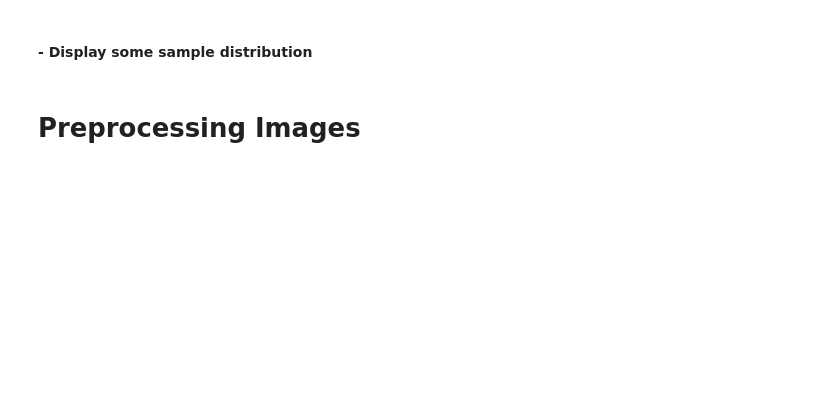
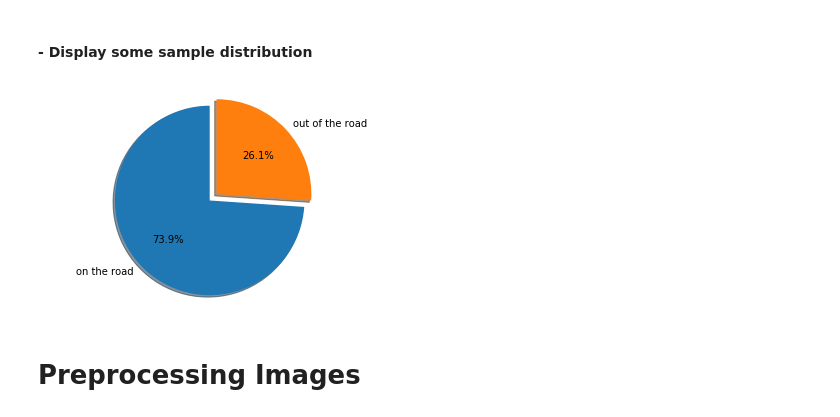
Before and after one commit to publicissapient-france/xebikart-car, a Jupyter notebook: car-ml/workspace/supervised_models/CNN_stop_exit_road_V2.ipynb, the cells around one changed output. Saved outputs shown, nothing was run; the diff lists cells and outputs as text; code cells hidden in the pictures; blank space fills up the shorter version.

```diff
--- a/car-ml/workspace/supervised_models/CNN_stop_exit_road_V2.ipynb
+++ b/car-ml/workspace/supervised_models/CNN_stop_exit_road_V2.ipynb
@@ -51,8 +55,8 @@ tf.enable_eager_execution()
 # parameters
 # dataset parameters
 tubes_root_folder = 'file:/workspace/xebikart-ml-tubes'
-tubes_folders_road = ["tub.v7.01", "tub.v7.02"]
-tubes_folders_exit = ["tub.v5.01", "tub.v5.02", "tub.v4.01", "tub.v4.02", "tub.v5.03"]# "tub.v5.04"
+tubes_folders_exit = ["tub.v7.01", "tub.v7.02"]
+tubes_folders_road = ["tub.v5.01", "tub.v5.02", "tub.v4.01", "tub.v4.02", "tub.v5.03"]
 
 test_size=0.2
 
@@ -94,15 +107,17 @@ for n, sample in tubes_df.sample(3).reset_index().iterrows():
 # %% [markdown]
 #### **- Display some sample distribution**
 # %%
-labels = 'out the road', 'On of the road'
+labels = 'on the road', 'out of the road'
 sizes = [len(tubes_df[tubes_df.label == 0]), len(tubes_df[tubes_df.label == 1])]
 explode = (0, 0.1)
 
 fig1, ax1 = plt.subplots()
 ax1.pie(sizes, explode=explode, labels=labels, autopct='%1.1f%%', shadow=True, startangle=90)
 ax1.axis('equal')  # Equal aspect ratio ensures that pie is drawn as a circle.
 
 plt.show()
+# %% [output]
+[figure, added]
 # %% [markdown]
 # Preprocessing Images
 # %%
```
Also changed, not shown: parts of 8 cells of this notebook.
